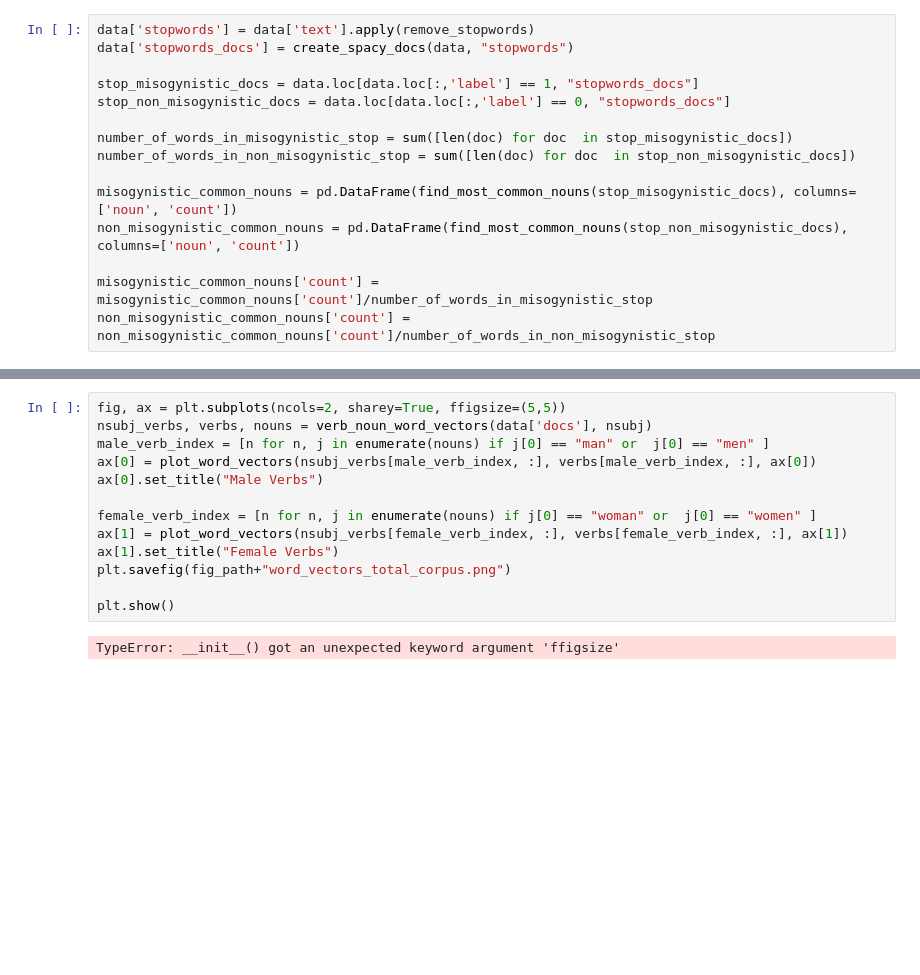
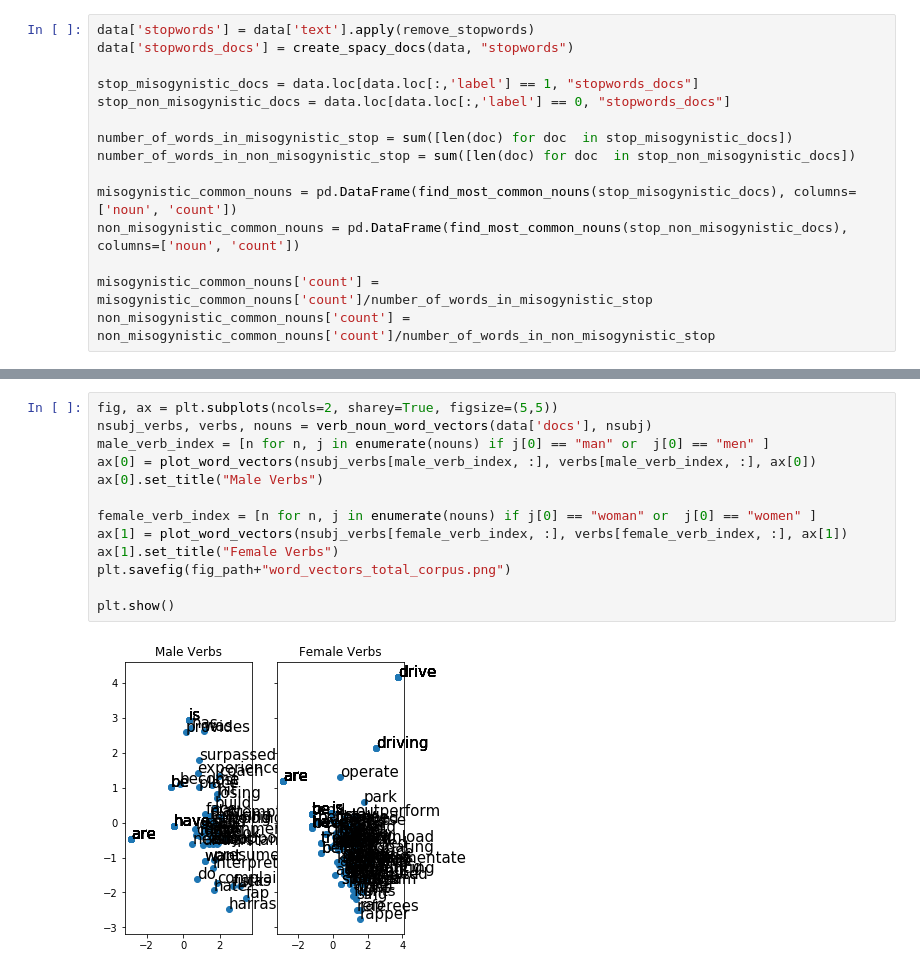
Before and after one commit to opt-out-tools/find-out, a Jupyter notebook: notebooks/hatespeech/exploratory_data_analysis_hatespeech.ipynb, the cells around one changed output, grey strips where cells are left out. Saved outputs shown, nothing was run; the diff lists cells and outputs as text; blank space fills up the shorter version.

```diff
--- a/notebooks/hatespeech/exploratory_data_analysis_hatespeech.ipynb
+++ b/notebooks/hatespeech/exploratory_data_analysis_hatespeech.ipynb
@@ -137,20 +137,20 @@ Verbs Women
  face,
  havi}
 # %%
-fig, ax = plt.subplots(ncols=2, sharey=True, ffigsize=(5,5))
+fig, ax = plt.subplots(ncols=2, sharey=True, figsize=(5,5))
 nsubj_verbs, verbs, nouns = verb_noun_word_vectors(data['docs'], nsubj)
 male_verb_index = [n for n, j in enumerate(nouns) if j[0] == "man" or  j[0] == "men" ]
 ax[0] = plot_word_vectors(nsubj_verbs[male_verb_index, :], verbs[male_verb_index, :], ax[0])
 ax[0].set_title("Male Verbs")
 
 female_verb_index = [n for n, j in enumerate(nouns) if j[0] == "woman" or  j[0] == "women" ]
 ax[1] = plot_word_vectors(nsubj_verbs[female_verb_index, :], verbs[female_verb_index, :], ax[1])
 ax[1].set_title("Female Verbs")
 plt.savefig(fig_path+"word_vectors_total_corpus.png")
 
 plt.show()
 # %% [output]
-TypeError: __init__() got an unexpected keyword argument 'ffigsize'
+[figure, added]
 # %%
 bigrams = data['text'].apply(lambda tweet: generate_ngrams(tweet, 2))
 df_bigrams = pd.DataFrame(bigram for bigram in bigrams)
```
Also changed, not shown: parts of 5 cells of this notebook, 6 other files.
